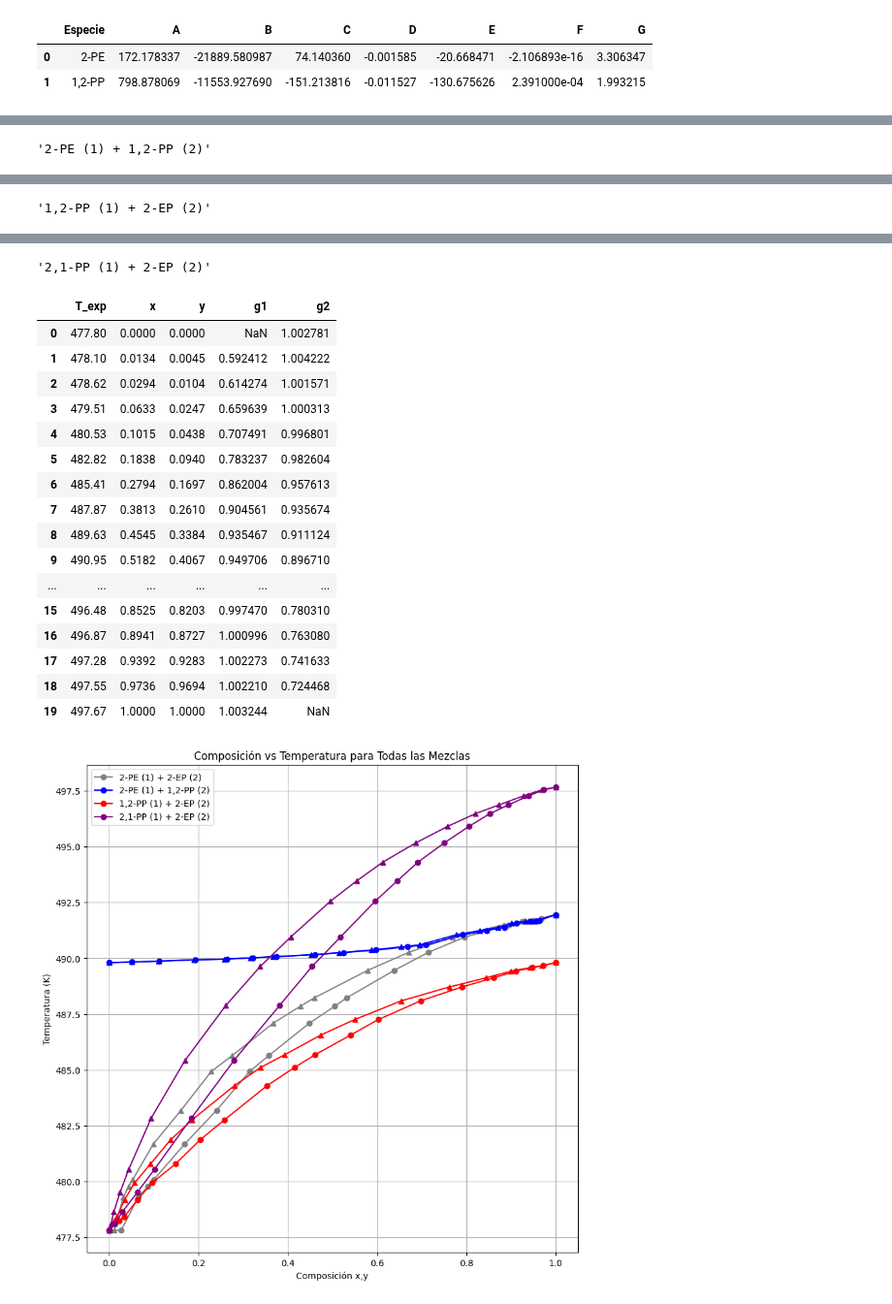
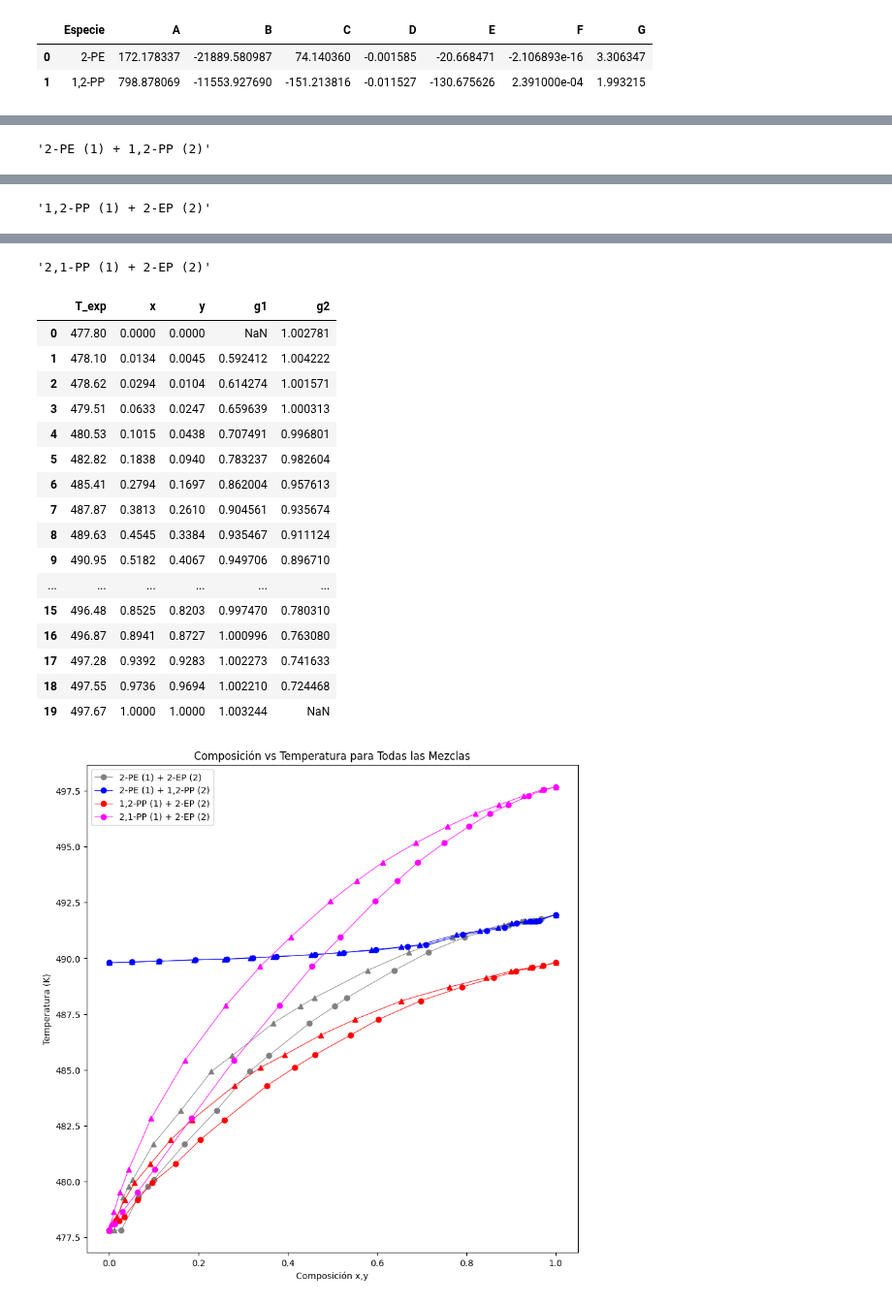
Before and after one commit to ChristianPh404/TQA, a Jupyter notebook: trabajo2.ipynb, the cells around one changed output, grey strips where cells are left out. Shown at 97% size. Drawn from its saved outputs; the diff is of its cells as text; code cells hidden in the pictures.

```diff
--- a/trabajo2.ipynb
+++ b/trabajo2.ipynb
@@ -116,14 +116,14 @@ for mezcla in mezclas:
         # Calcular g1 para cada componente de la mezcla
         for k, (xi, yi, Psat_k) in enumerate(zip(x[j:], y[j:], Psat_i), start=1):
             # Manejar división por cero
-            g1 = np.nan if xi == 0 or Psat_k == 0 else yi * P / xi / Psat_k
+            g1 = np.nan if xi == 0 or Psat_k == 0 else (yi * P) /( xi *Psat_k)
             fila[f'g{k}'] = g1
 
         # Calcular g2 con la ecuación modificada
         if (1 - x[j]) == 0 or any(Psat_k == 0 for Psat_k in Psat_i):
             g2 = np.nan  # Si hay división por cero, asignar NaN
         else:
-            g2 = (1 - y[j]) * P / (1 - x[j]) / Psat_k
+            g2 = ((1 - y[j]) * P )/ ((1 - x[j]) * Psat_k)
         fila['g2'] = g2
 
         resultados.append(fila)
@@ -133,17 +133,16 @@ for mezcla in mezclas:
     dataframes_mezclas[nombre] = df_mezcla
 
 # Acceder a los DataFrames individuales por nombre de mezcla
-colores = ['gray', 'blue', 'red', 'purple']
+colores = ['gray', 'blue', 'red', 'fuchsia']
 print("DataFrames por mezcla:")
 for i, (nombre, df_mezcla) in enumerate(dataframes_mezclas.items()):
     display(nombre, df_mezcla)
-    plt.plot(df_mezcla['x'], df_mezcla['T_exp'], marker='o',color=colores[i], label=f'{nombre}')
-    plt.plot(df_mezcla['y'], df_mezcla['T_exp'], marker='^',color=colores[i])
+    plt.plot(df_mezcla['x'], df_mezcla['T_exp'], marker='o',color=colores[i], linewidth=0.7,label=f'{nombre}')
+    plt.plot(df_mezcla['y'], df_mezcla['T_exp'], marker='^',color=colores[i],linewidth=0.7)
 plt.title('Composición vs Temperatura para Todas las Mezclas')
 plt.ylabel('Temperatura (K)')
 plt.xlabel('Composición x,y')
 plt.legend()
-plt.grid(True)
 plt.show()
 # %% [output]
 DataFrames por mezcla:
@@ -192,31 +191,31 @@ DataFrames por mezcla:
 | 4 | 479.93 | 0.0964 | 0.0571 | 13.348675 | 0.992071 |
 | 5 | 480.78 | 0.1488 | 0.0929 | 13.892465 | 0.991994 |
 | 6 | 481.87 | 0.2045 | 0.1380 | 14.775518 | 0.981873 |
 | 7 | 482.75 | 0.2581 | 0.1857 | 15.551423 | 0.973266 |
 | 8 | 484.29 | 0.3539 | 0.2808 | 16.770547 | 0.950609 |
 | 9 | 485.10 | 0.4152 | 0.3391 | 17.062523 | 0.946319 |
 | ... | ... | ... | ... | ... | ... |
 | 15 | 489.12 | 0.8610 | 0.8440 | 19.352398 | 0.853373 |
 | 16 | 489.42 | 0.9109 | 0.9004 | 19.433933 | 0.843956 |
 | 17 | 489.58 | 0.9483 | 0.9429 | 19.505540 | 0.830686 |
 | 18 | 489.67 | 0.9728 | 0.9701 | 19.538574 | 0.825026 |
 | 19 | 489.80 | 1.0000 | 1.0000 | 19.557948 | NaN |
 '2,1-PP (1) + 2-EP (2)'
 |  | T_exp | x | y | g1 | g2 |
 | 0 | 477.80 | 0.0000 | 0.0000 | NaN | 1.002781 |
 | 1 | 478.10 | 0.0134 | 0.0045 | 0.592412 | 1.004222 |
 | 2 | 478.62 | 0.0294 | 0.0104 | 0.614274 | 1.001571 |
 | 3 | 479.51 | 0.0633 | 0.0247 | 0.659639 | 1.000313 |
 | 4 | 480.53 | 0.1015 | 0.0438 | 0.707491 | 0.996801 |
 | 5 | 482.82 | 0.1838 | 0.0940 | 0.783237 | 0.982604 |
 | 6 | 485.41 | 0.2794 | 0.1697 | 0.862004 | 0.957613 |
 | 7 | 487.87 | 0.3813 | 0.2610 | 0.904561 | 0.935674 |
 | 8 | 489.63 | 0.4545 | 0.3384 | 0.935467 | 0.911124 |
 | 9 | 490.95 | 0.5182 | 0.4067 | 0.949706 | 0.896710 |
 | ... | ... | ... | ... | ... | ... |
 | 15 | 496.48 | 0.8525 | 0.8203 | 0.997470 | 0.780310 |
 | 16 | 496.87 | 0.8941 | 0.8727 | 1.000996 | 0.763080 |
 | 17 | 497.28 | 0.9392 | 0.9283 | 1.002273 | 0.741633 |
 | 18 | 497.55 | 0.9736 | 0.9694 | 1.002210 | 0.724468 |
 | 19 | 497.67 | 1.0000 | 1.0000 | 1.003244 | NaN |
-[figure, old version]
+[figure, new version]
```
Also changed, not shown: parts of 3 cells of this notebook.
